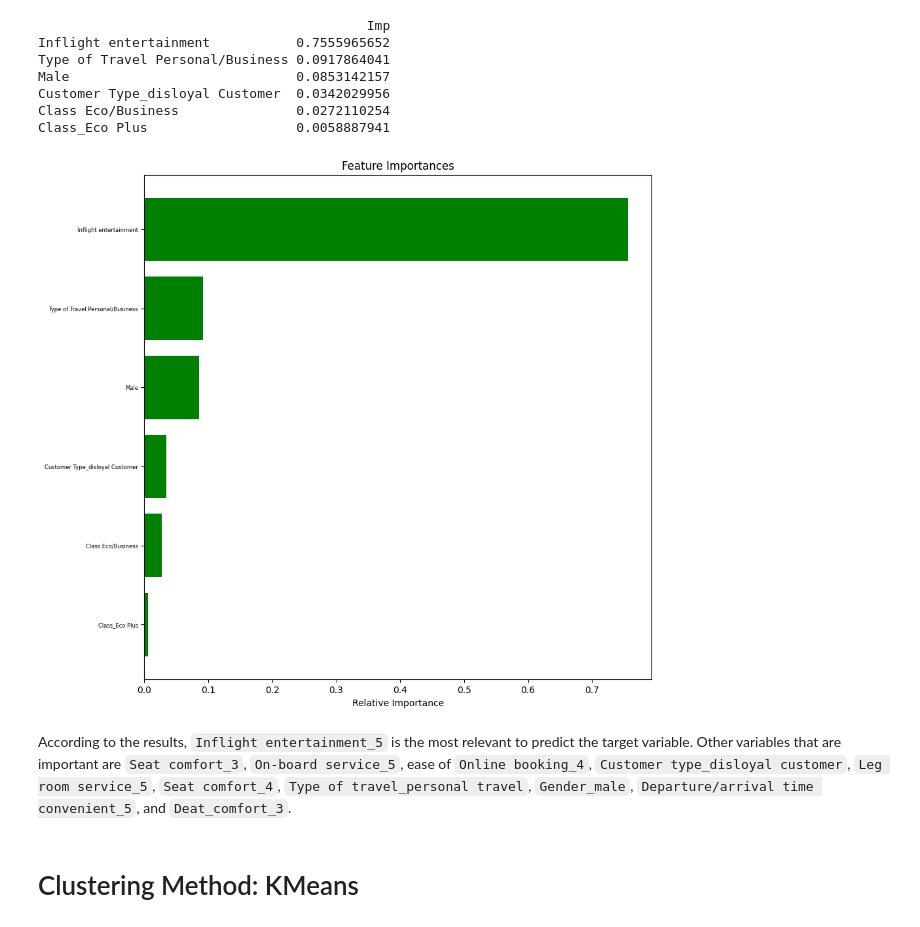
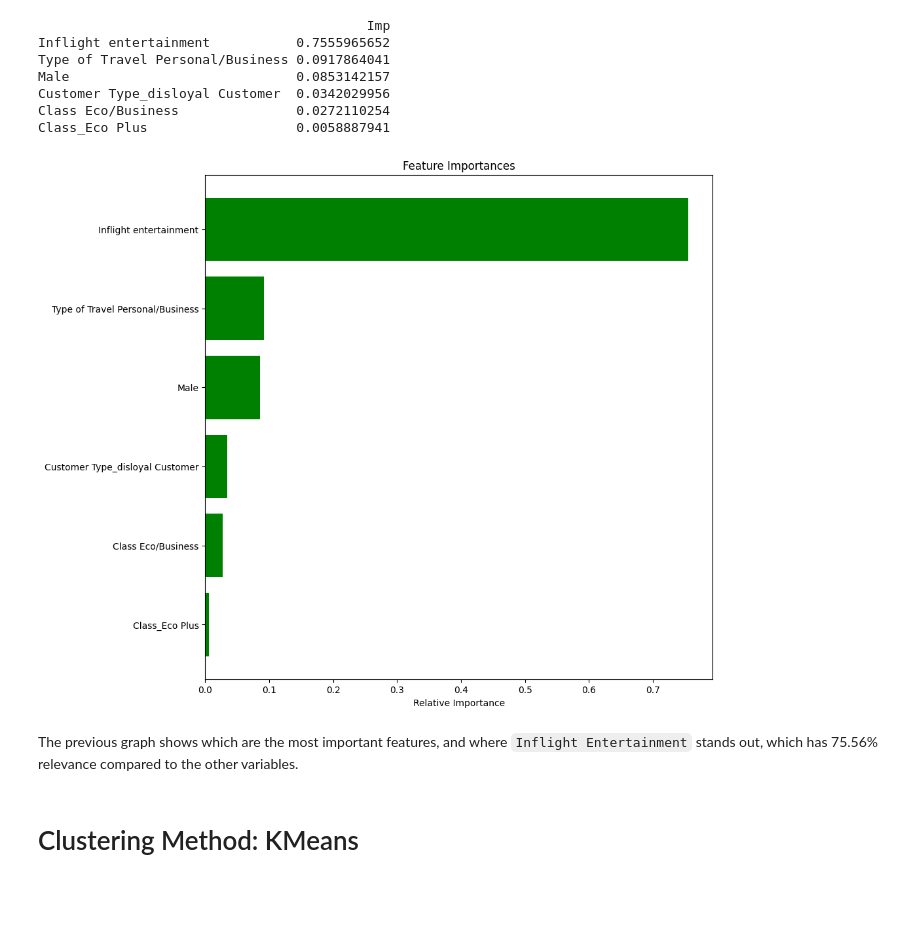
Before and after one commit to xstorresm/customer-service-case, a Jupyter notebook: Project_airline.ipynb, the cells around one changed output. Cells and saved outputs as stored; diff of their text form; code cells hidden in the pictures; blank space fills up the shorter version.

```diff
--- a/Project_airline.ipynb
+++ b/Project_airline.ipynb
@@ -690,19 +683,19 @@ Class_Eco Plus                   0.0058887941
 # %%
 #Plot horizontal bar about features importance
 
 importances = X_2.feature_importances_
 indices = np.argsort(importances)
 
 plt.figure(figsize=(10,10))
 plt.title('Feature Importances')
 plt.barh(range(len(indices)), importances[indices], color='green', align='center')
-plt.yticks(range(len(indices)), [feature_names[i] for i in indices], fontsize=6)
+plt.yticks(range(len(indices)), [feature_names[i] for i in indices], fontsize=10)
 plt.xlabel('Relative Importance')
 plt.show()
 # %% [output]
-[figure, old version]
+[figure, new version]
 # %% [markdown]
-According to the results, `Inflight entertainment_5` is the most relevant to predict the target variable. Other variables that are important are `Seat comfort_3`, `On-board service_5`, ease of `Online booking_4`, `Customer type_disloyal customer`, `Leg room service_5`, `Seat comfort_4`, `Type of travel_personal travel`, `Gender_male`, `Departure/arrival time convenient_5`, and `Deat_comfort_3`.
+The previous graph shows which are the most important features, and where `Inflight Entertainment` stands out, which has 75.56% relevance compared to the other variables.
 # %% [markdown]
 # Clustering Method: KMeans
 # %% [markdown]
```
Also changed, not shown: parts of 24 cells of this notebook.
